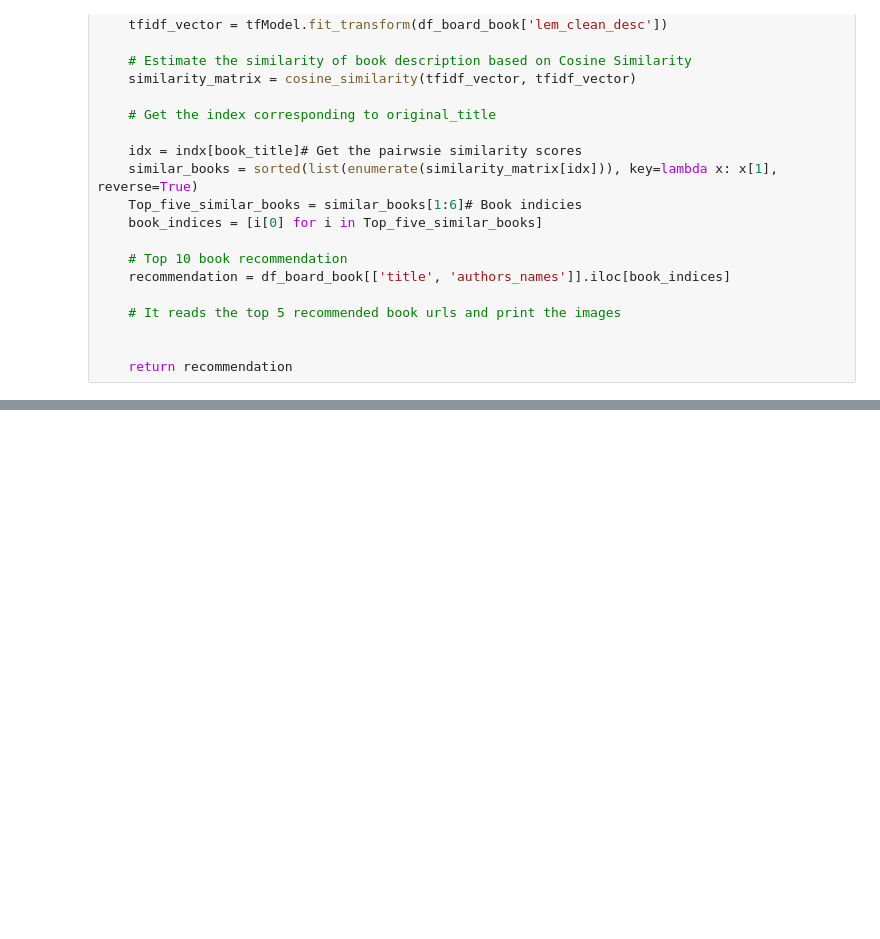
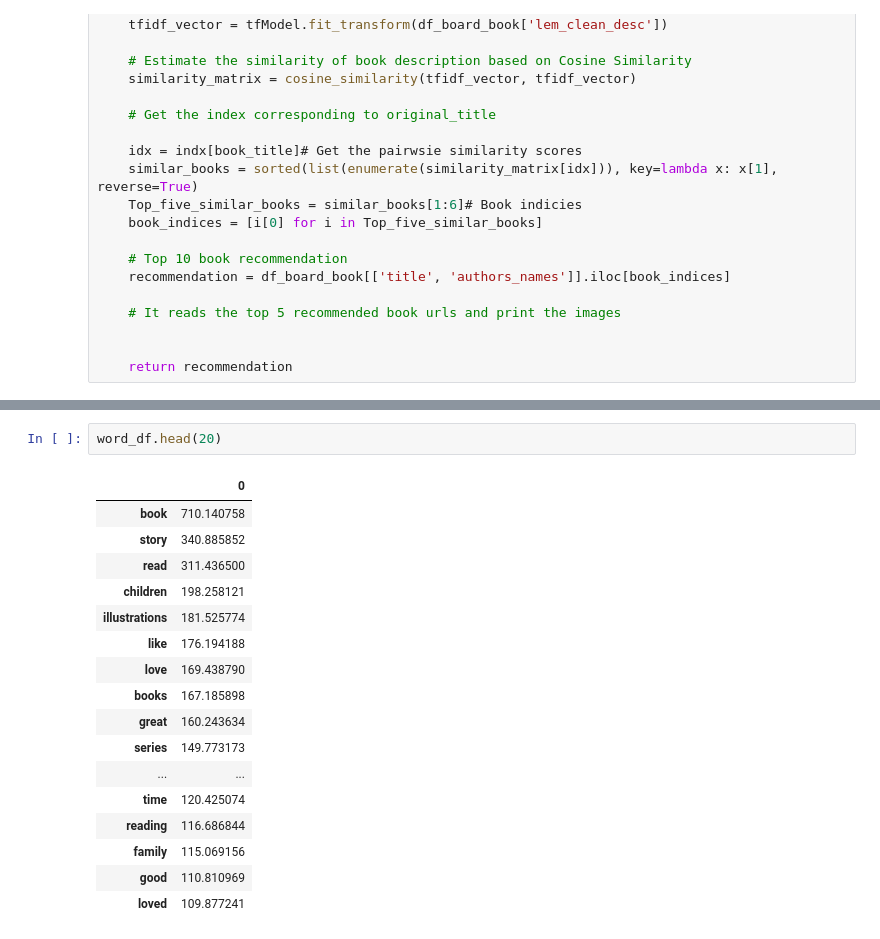
Before and after one commit to somayehY/Somayeh_Youssefi, a Jupyter notebook: Book Recomendation System/BookRecomSys_Preprocessing_Modeling.ipynb, the cells around one changed output, grey strips where cells are left out. Drawn from its saved outputs; the diff is of its cells as text; blank space fills up the shorter version.

```diff
--- a/Book Recomendation System/BookRecomSys_Preprocessing_Modeling.ipynb
+++ b/Book Recomendation System/BookRecomSys_Preprocessing_Modeling.ipynb
@@ -794,0 +404,20 @@ df_kid_book.dropna(subset=['positive_review', 'negative_review'])
+# %%
+word_df.head(20)
+# %% [output]
+|  | 0 |
+| book | 710.140758 |
+| story | 340.885852 |
+| read | 311.436500 |
+| children | 198.258121 |
+| illustrations | 181.525774 |
+| like | 176.194188 |
+| love | 169.438790 |
+| books | 167.185898 |
+| great | 160.243634 |
+| series | 149.773173 |
+| ... | ... |
+| time | 120.425074 |
+| reading | 116.686844 |
+| family | 115.069156 |
+| good | 110.810969 |
+| loved | 109.877241 |
```
Also changed, not shown: parts of 89 cells of this notebook.
